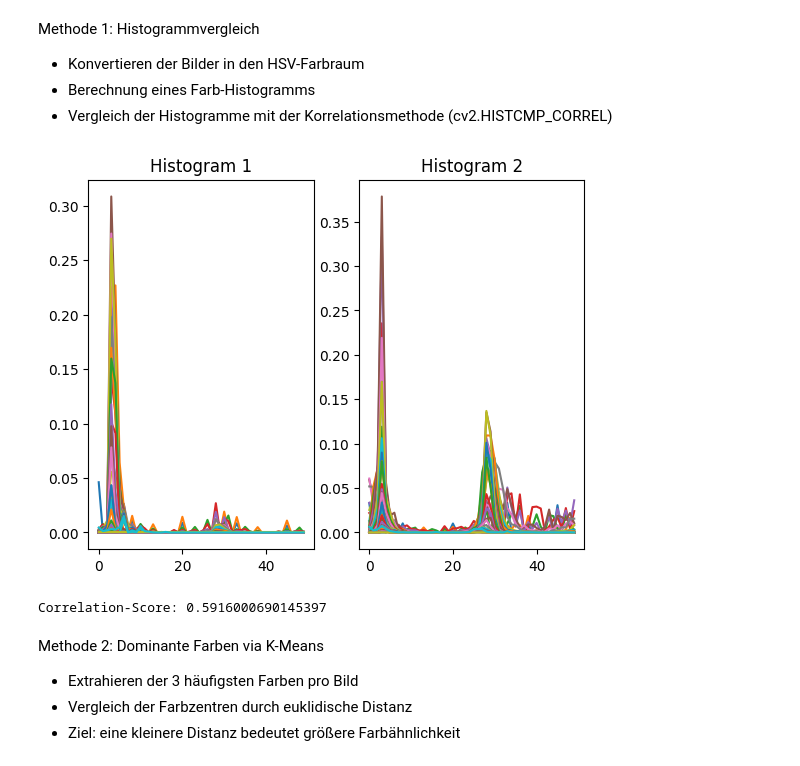
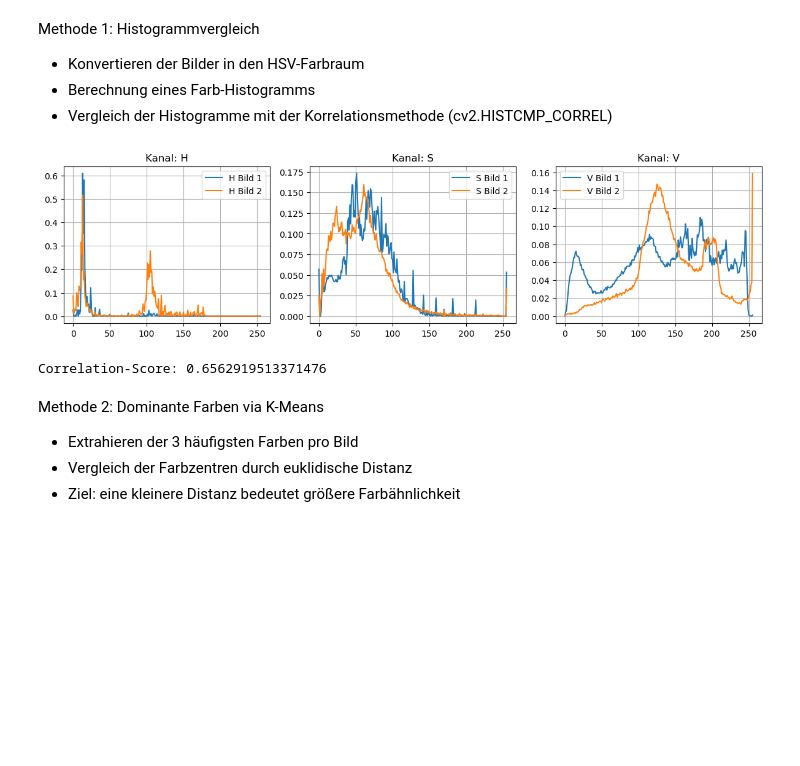
Before and after one commit to Juli-amo/bigdata_ir, a Jupyter notebook: Color_Similarity.ipynb, the cells around one changed output. Drawn from its saved outputs; the diff is of its cells as text; code cells hidden in the pictures; blank space fills up the shorter version.

Commit message:
added different colorspaces in histogramm function

```diff
--- a/Color_Similarity.ipynb
+++ b/Color_Similarity.ipynb
@@ -74,15 +84,9 @@ def color_histogram_similarity(bild1, bild2, method=cv2.HISTCMP_CORREL):
 # %%
-similarity_cor = color_histogram_similarity(bild1, bild2)
+similarity_cor = color_histogram_similarity(bild1, bild2, color_space='HSV')
 print("Correlation-Score:", similarity_cor)
-
-
-
-
-
-#print("Ähnlichkeit der Bilder basierend auf dem Histogramm:", color_histogram_similarity(bild1, bild2))
 # %% [output]
-[figure, old version]
+[figure, new version]
-Correlation-Score: 0.5916000690145397
+Correlation-Score: 0.6562919513371476
 # %% [markdown]
 Methode 2: Dominante Farben via K-Means
 
```
Also changed, not shown: parts of 4 cells of this notebook, 1 other file.
